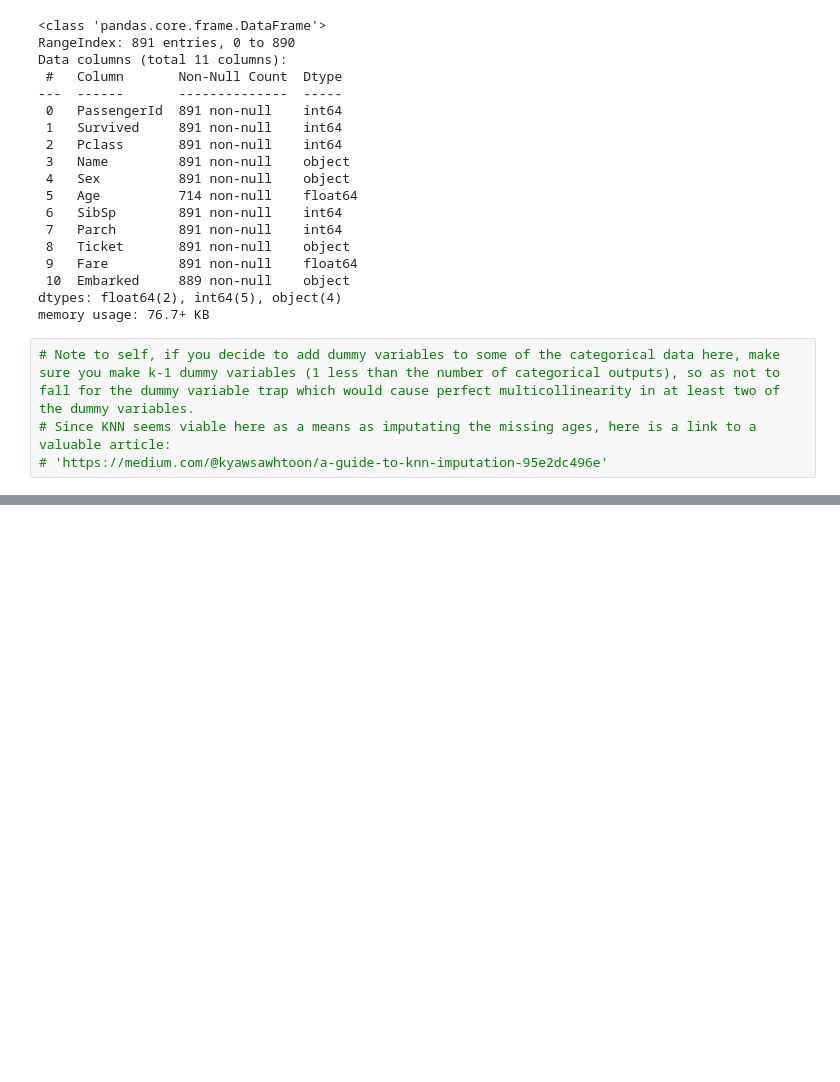
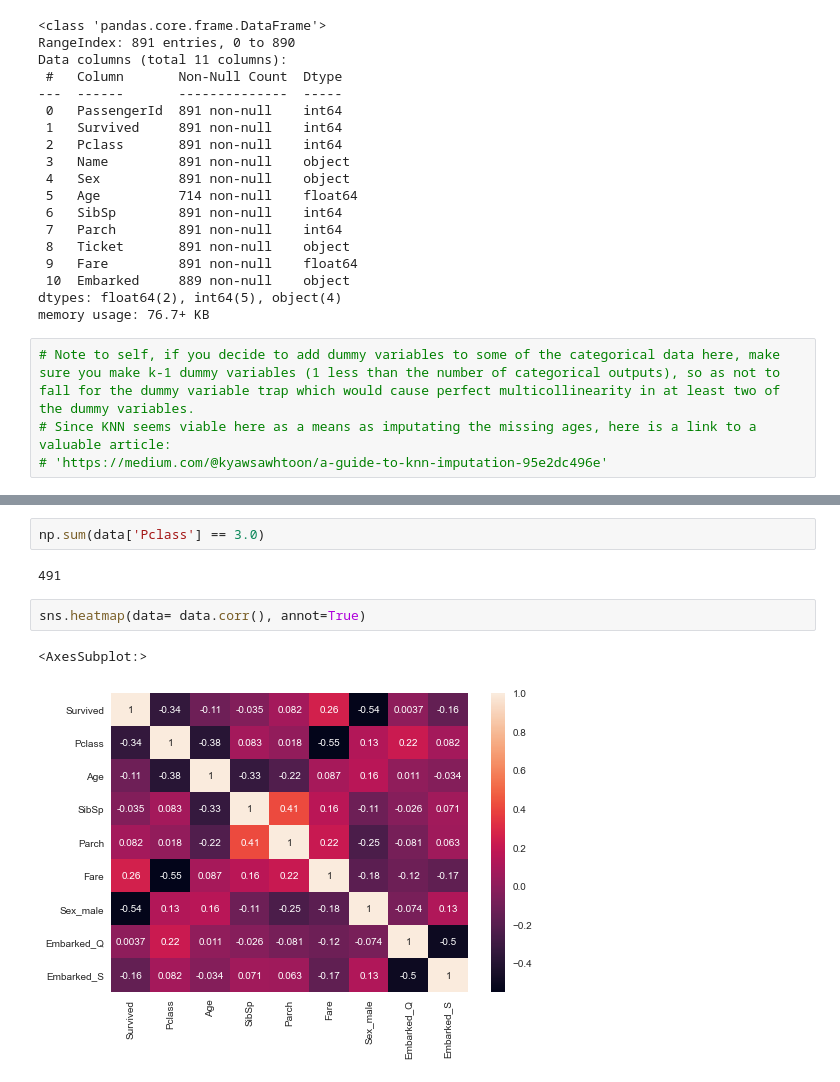
Before and after one commit to RJBraith/Classification-Practice, a Jupyter notebook: Titanic Dataset/Titanic_Notebook.ipynb, the cells around one changed output, grey strips where cells are left out. Drawn from its saved outputs; the diff is of its cells as text; blank space fills up the shorter version.

```diff
--- a/Titanic Dataset/Titanic_Notebook.ipynb
+++ b/Titanic Dataset/Titanic_Notebook.ipynb
@@ -146,0 +157,9 @@ sns.jointplot(data= data, x='Age', y= 'Fare', hue='Sex_male', kind='scatter')
+# %%
+np.sum(data['Pclass'] == 3.0)
+# %% [output]
+491
+# %%
+sns.heatmap(data= data.corr(), annot=True)
+# %% [output]
+<AxesSubplot:>
+[figure, added]
```
Also changed, not shown: parts of 15 cells of this notebook.
